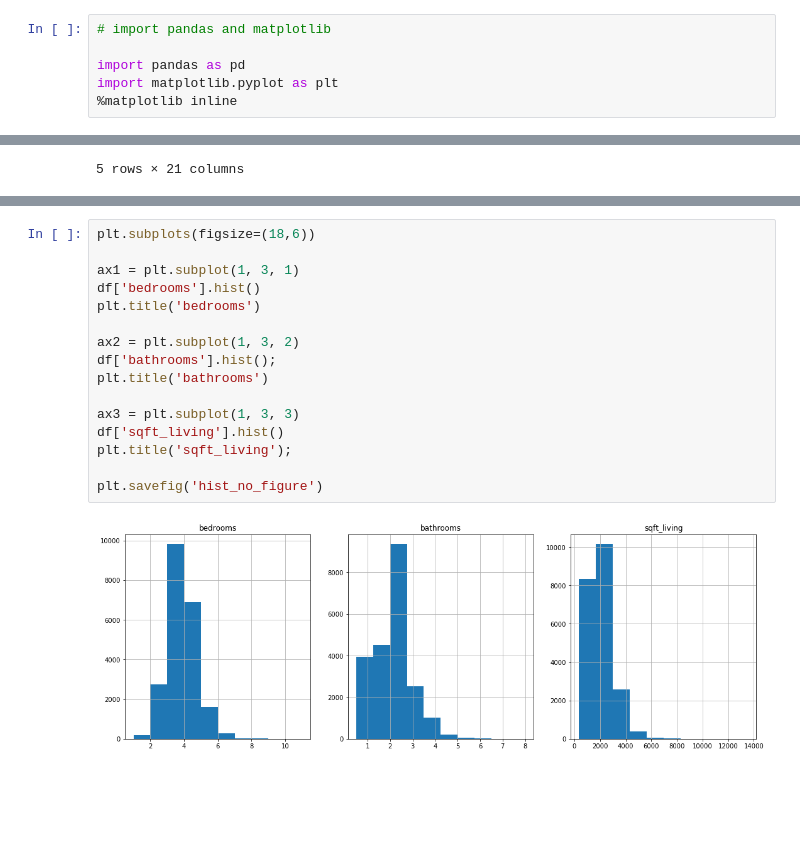
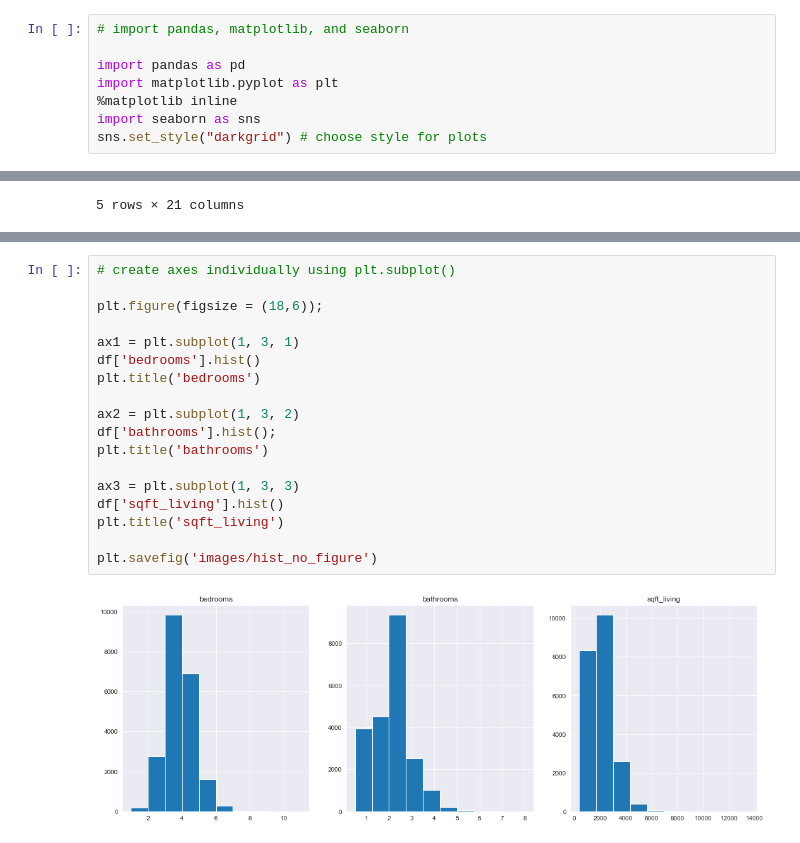
Before and after one commit to lilisbeit/Subplots-in-Matplotlib, a Jupyter notebook: subplots.ipynb, the cells around one changed output, grey strips where cells are left out. Drawn from its saved outputs; the diff is of its cells as text; blank space fills up the shorter version.

```diff
--- a/subplots.ipynb
+++ b/subplots.ipynb
@@ -1,6 +5,8 @@
 # %%
-# import pandas and matplotlib
+# import pandas, matplotlib, and seaborn
 
 import pandas as pd
 import matplotlib.pyplot as plt
 %matplotlib inline
+import seaborn as sns
+sns.set_style("darkgrid") # choose style for plots
@@ -75,19 +91,21 @@ Text(0.5, 1.0, 'sqft_living')
 # %%
-plt.subplots(figsize=(18,6))
+# create axes individually using plt.subplot()
+
+plt.figure(figsize = (18,6));
 
 ax1 = plt.subplot(1, 3, 1)
 df['bedrooms'].hist()
 plt.title('bedrooms')
 
 ax2 = plt.subplot(1, 3, 2)
 df['bathrooms'].hist();
 plt.title('bathrooms')
 
 ax3 = plt.subplot(1, 3, 3)
 df['sqft_living'].hist()
-plt.title('sqft_living');
+plt.title('sqft_living')
 
-plt.savefig('hist_no_figure')
+plt.savefig('images/hist_no_figure')
 # %% [output]
-[figure, old version]
+[figure, new version]
 # %%
```
Also changed, not shown: parts of 10 cells of this notebook, 7 other files.
